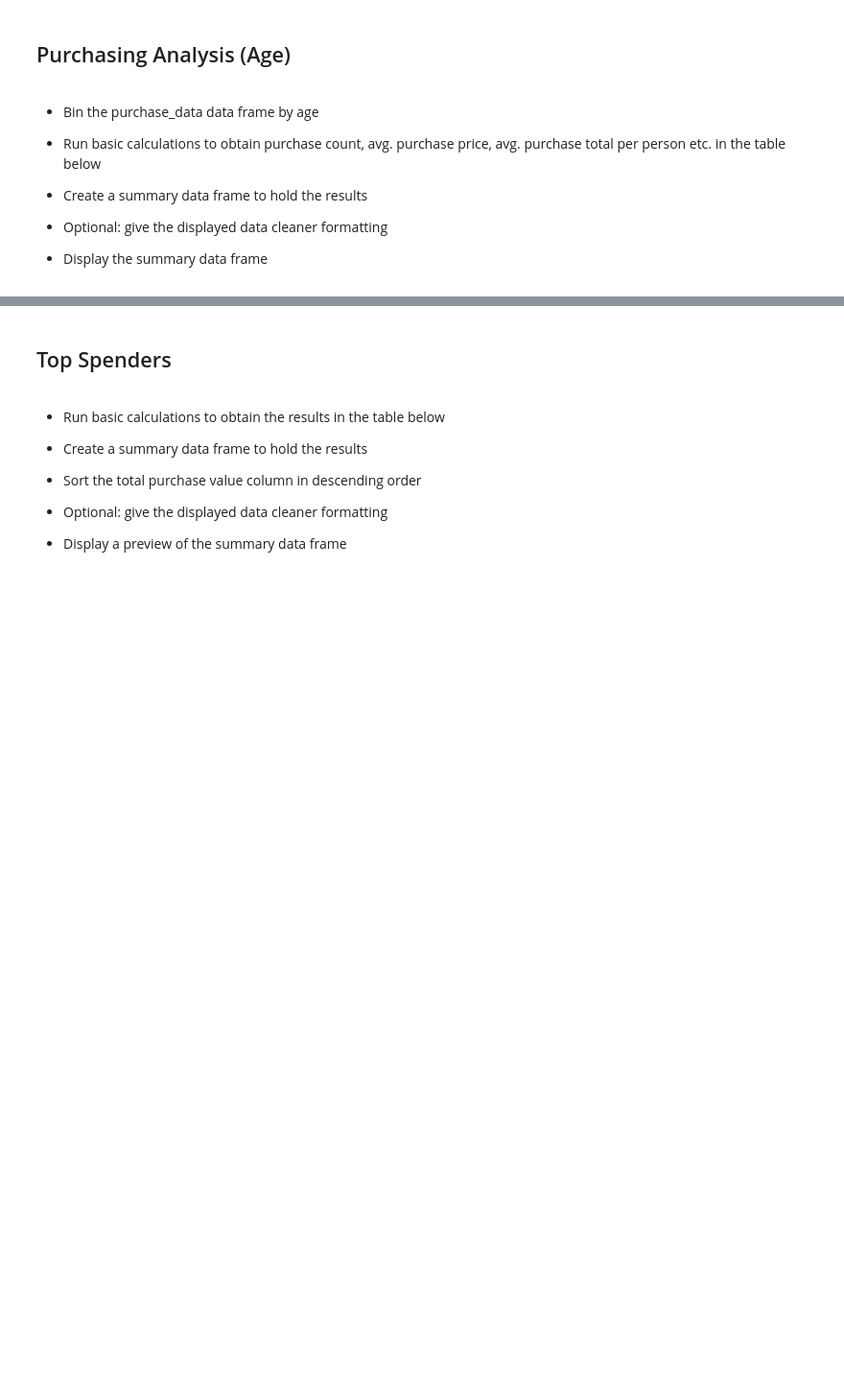
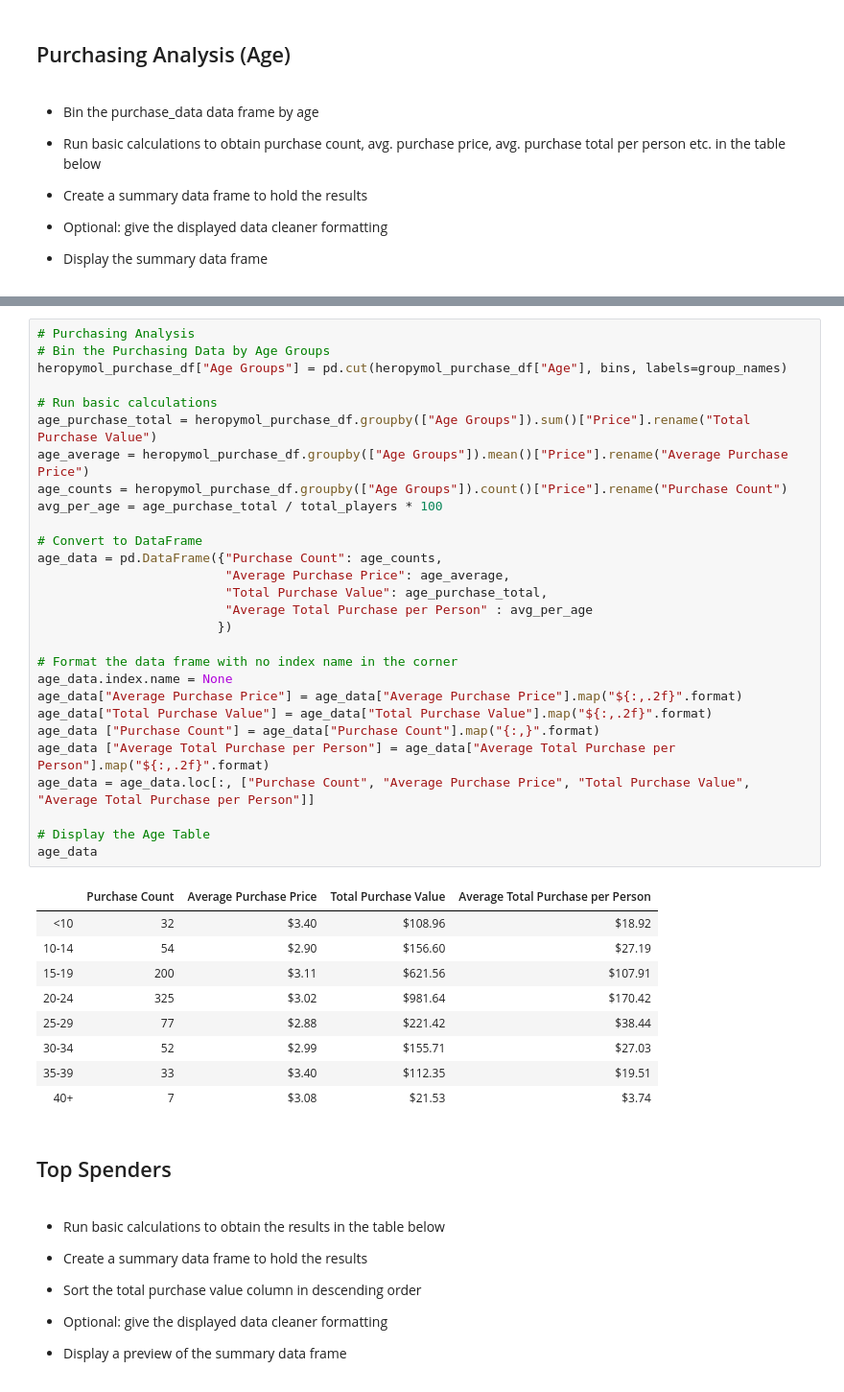
Before and after one commit to jehixson3/Analysis-of-Gaming-Data-using-Pandas, a Jupyter notebook: HeroesOfPymoli_pd.ipynb, the cells around one changed output, grey strips where cells are left out. Shown: that part at 96% size. Saved outputs shown, nothing was run; the diff lists cells and outputs as text; blank space fills up the shorter version.

```diff
--- a/HeroesOfPymoli_pd.ipynb
+++ b/HeroesOfPymoli_pd.ipynb
@@ -210,3 +202,41 @@ organized_age_df
+# %%
+# Purchasing Analysis
+# Bin the Purchasing Data by Age Groups
+heropymol_purchase_df["Age Groups"] = pd.cut(heropymol_purchase_df["Age"], bins, labels=group_names)
+
+# Run basic calculations
+age_purchase_total = heropymol_purchase_df.groupby(["Age Groups"]).sum()["Price"].rename("Total Purchase Value")
+age_average = heropymol_purchase_df.groupby(["Age Groups"]).mean()["Price"].rename("Average Purchase Price")
+age_counts = heropymol_purchase_df.groupby(["Age Groups"]).count()["Price"].rename("Purchase Count")
+avg_per_age = age_purchase_total / total_players * 100
+
+# Convert to DataFrame
+age_data = pd.DataFrame({"Purchase Count": age_counts,
+                         "Average Purchase Price": age_average,
+                         "Total Purchase Value": age_purchase_total,
+                         "Average Total Purchase per Person" : avg_per_age
+                        })
+
+# Format the data frame with no index name in the corner
+age_data.index.name = None
+age_data["Average Purchase Price"] = age_data["Average Purchase Price"].map("${:,.2f}".format)
+age_data["Total Purchase Value"] = age_data["Total Purchase Value"].map("${:,.2f}".format)
+age_data ["Purchase Count"] = age_data["Purchase Count"].map("{:,}".format)
+age_data ["Average Total Purchase per Person"] = age_data["Average Total Purchase per Person"].map("${:,.2f}".format)
+age_data = age_data.loc[:, ["Purchase Count", "Average Purchase Price", "Total Purchase Value", "Average Total Purchase per Person"]]
+
+# Display the Age Table
+age_data
+# %% [output]
+|  | Purchase Count | Average Purchase Price | Total Purchase Value | Average Total Purchase per Person |
+| <10 | 32 | $3.40 | $108.96 | $18.92 |
+| 10-14 | 54 | $2.90 | $156.60 | $27.19 |
+| 15-19 | 200 | $3.11 | $621.56 | $107.91 |
+| 20-24 | 325 | $3.02 | $981.64 | $170.42 |
+| 25-29 | 77 | $2.88 | $221.42 | $38.44 |
+| 30-34 | 52 | $2.99 | $155.71 | $27.03 |
+| 35-39 | 33 | $3.40 | $112.35 | $19.51 |
+| 40+ | 7 | $3.08 | $21.53 | $3.74 |
 # %% [markdown]
 ## Top Spenders
 # %% [markdown]
```
Also changed, not shown: parts of 13 cells of this notebook.
